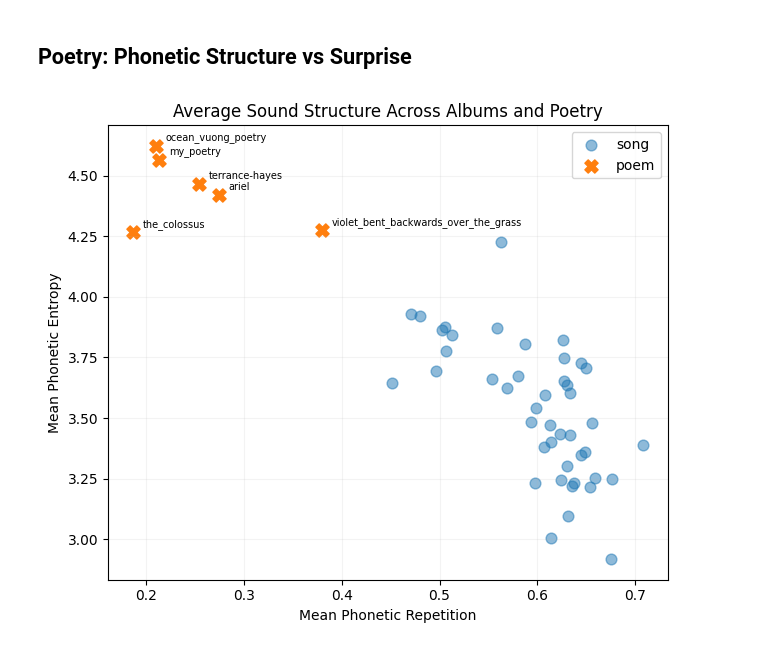
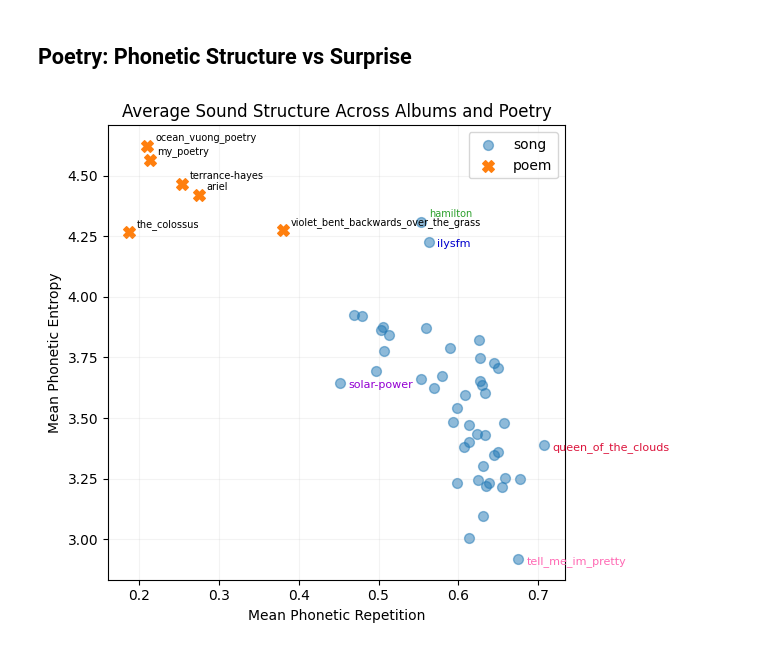
Before and after one commit to mahlidol/music_analysis, a Jupyter notebook: CMOR-438/notebooks/02_structure_surprise.ipynb, the cells around one changed output. Drawn from its saved outputs; the diff is of its cells as text; code cells hidden in the pictures.

```diff
--- a/CMOR-438/notebooks/02_structure_surprise.ipynb
+++ b/CMOR-438/notebooks/02_structure_surprise.ipynb
@@ -162,10 +164,14 @@ CAGE_THE_ELEPHANT_ALBUMS = {
 
 
 LORDE_ALBUMS = {
-    'pure_heroine',
+    'pure-heroine',
     'melodrama',
-    'solar_power',
+    'solar-power',
     'virgin',
+}
+
+MUSICALS = {
+    'hamilton',
 }
 
 # 3) Ensure a text_type column exists (no KeyError ever again)
@@ -190,6 +196,8 @@ def classify_artist(album):
         return "cage the elephant"
     elif album in LORDE_ALBUMS:
         return "lorde"
+    elif album in MUSICALS:
+        return "musical"
     else:
         return "other"
 
@@ -211,6 +219,7 @@ df_marina = df_songs[df_songs["artist_group"] == "marina"]
 df_glass_animals = df_songs[df_songs["artist_group"] == "glass animals"]
 df_cage_the_elephant = df_songs[df_songs["artist_group"] == "cage the elephant"]
 df_lorde = df_songs[df_songs["artist_group"] == "lorde"]
+df_musical = df_songs[df_songs['artist_group'] == 'musical']
 
 
 
@@ -418,13 +274,5 @@ plt.show()
 # %%
 # pip install pronouncing
-# %%
-centroids = (
-    df.groupby(["text_type", "album"], as_index=False)
-      .agg({
-          "phonetic_repetition_rate": "mean",
-          "phonetic_entropy": "mean"
-      })
-)
 # %% [markdown]
 ## Poetry: Phonetic Structure vs Surprise
 # %%
@@ -483,39 +331,104 @@ songs = centroids[centroids["text_type"] == "song"]
 plt.scatter(
     songs["phonetic_repetition_rate"],
     songs["phonetic_entropy"],
-    s=60,
+    s=50,
     alpha=0.5,
     color="tab:blue",
     label="song"
 )
 
 # --- Poems (foreground) ---
 poems = centroids[centroids["text_type"] == "poem"]
 plt.scatter(
     poems["phonetic_repetition_rate"],
     poems["phonetic_entropy"],
-    s=90,
+    s=70,
     marker="X",
     color="tab:orange",
     label="poem"
 )
 
 # Label ONLY poems
 for _, row in poems.iterrows():
     plt.text(
         row["phonetic_repetition_rate"] + 0.01,
         row["phonetic_entropy"] + 0.02,
         row["album"],
         fontsize=7,
     )
 
+# --- Label "hamilton" songs/points ---
+hamilton = centroids[centroids["album"].str.lower() == "hamilton"]  # Case-insensitive match
+for _, row in hamilton.iterrows():
+    plt.text(
+        row["phonetic_repetition_rate"] + 0.01,  # small offset so the label isn't on top of the point
+        row["phonetic_entropy"] + 0.02,
+        "hamilton",
+        fontsize=7,
+        color="tab:green"  # or any color to make it stand out!
+    )
+
+# Label the "ilysfm" album
+album_to_label = "ilysfm"  # or the exact string in your DataFrame
+
+row = centroids[(centroids["album"].str.lower() == album_to_label.lower()) & (centroids["text_type"] == "song")]
+if not row.empty:
+    row = row.iloc[0]
+    plt.text(
+        row["phonetic_repetition_rate"] + 0.01,
+        row["phonetic_entropy"] - 0.02,
+        row["album"],      # or a shorter display name if you want
+        fontsize=8,
+        color="mediumblue"
+    )
+
+
+# Only look at song albums
+song_albums = centroids[centroids["text_type"] == "song"]
+
+# Find the farthest right (max phonetic repetition)
+rightmost = song_albums.loc[song_albums["phonetic_repetition_rate"].idxmax()]
+
+# Find the farthest left (min phonetic repetition)
+leftmost = song_albums.loc[song_albums["phonetic_repetition_rate"].idxmin()]
+
+# Label them on the plot
+plt.text(
+    rightmost["phonetic_repetition_rate"] + 0.01,
+    rightmost["phonetic_entropy"] - 0.02,
+    rightmost["album"],
+    fontsize=8,
+    color="crimson"
+)
+
+plt.text(
+    leftmost["phonetic_repetition_rate"] + 0.01,  # Adjust as needed
+    leftmost["phonetic_entropy"] - 0.02,
+    leftmost["album"],
+    fontsize=8,
+    color="darkviolet"
+)
+
+# Find the row (album) with the minimum phonetic entropy among songs
+min_entropy_row = songs.loc[songs['phonetic_entropy'].idxmin()]
+
+# Add a label at this point
+plt.text(
+    min_entropy_row['phonetic_repetition_rate'] + 0.01,
+    min_entropy_row['phonetic_entropy'] - 0.02,  # adjust label position for clarity
+    min_entropy_row['album'],
+    fontsize=8,
+    color='hotpink'
+)
+
+
 plt.xlabel("Mean Phonetic Repetition")
 plt.ylabel("Mean Phonetic Entropy")
 plt.title("Average Sound Structure Across Albums and Poetry")
 
 plt.legend()
 plt.grid(alpha=0.15)
 plt.tight_layout()
 plt.show()
 # %% [output]
-[figure, old version]
+[figure, new version]
```
Also changed, not shown: parts of 28 cells of this notebook, 1 other file.
